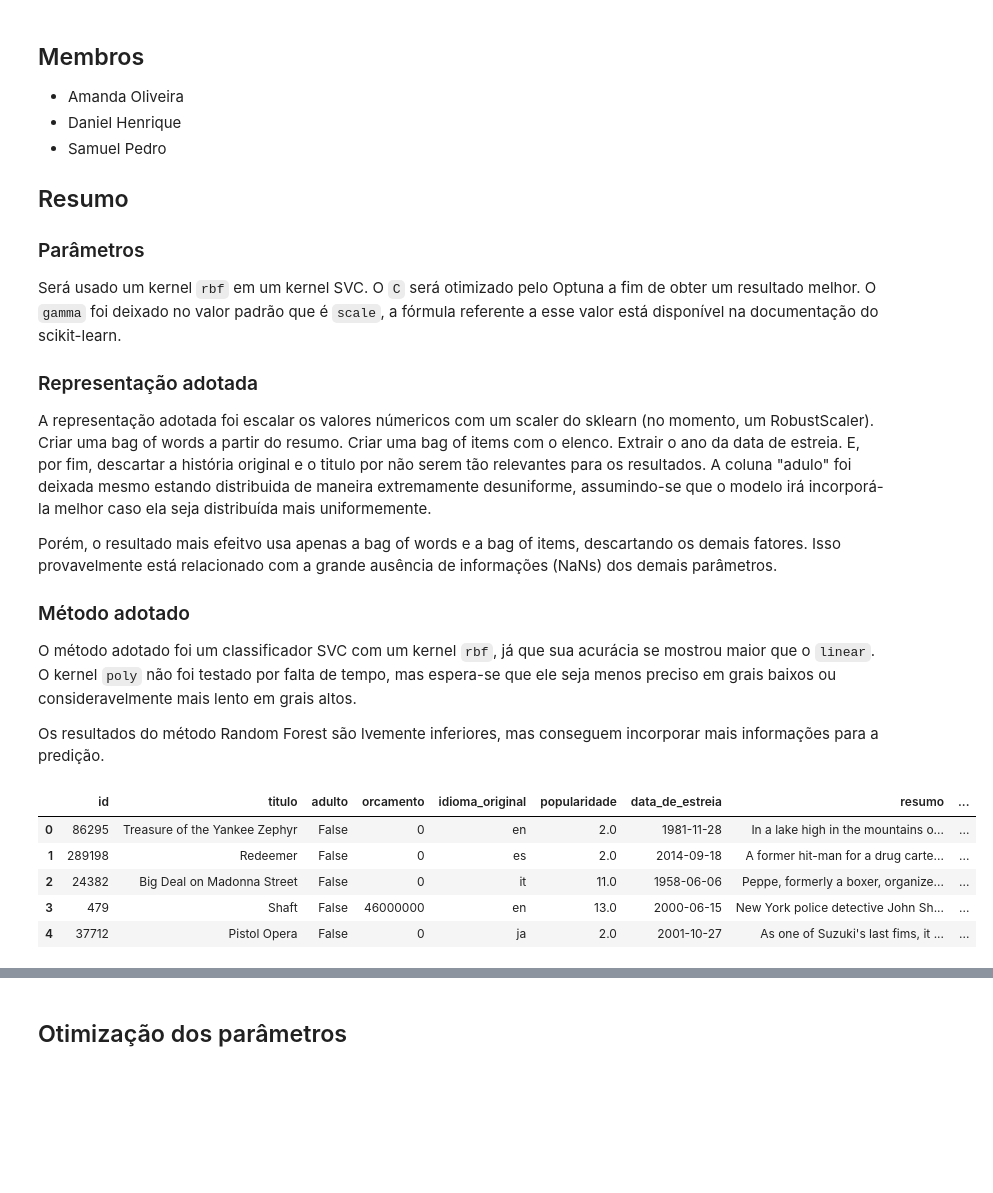
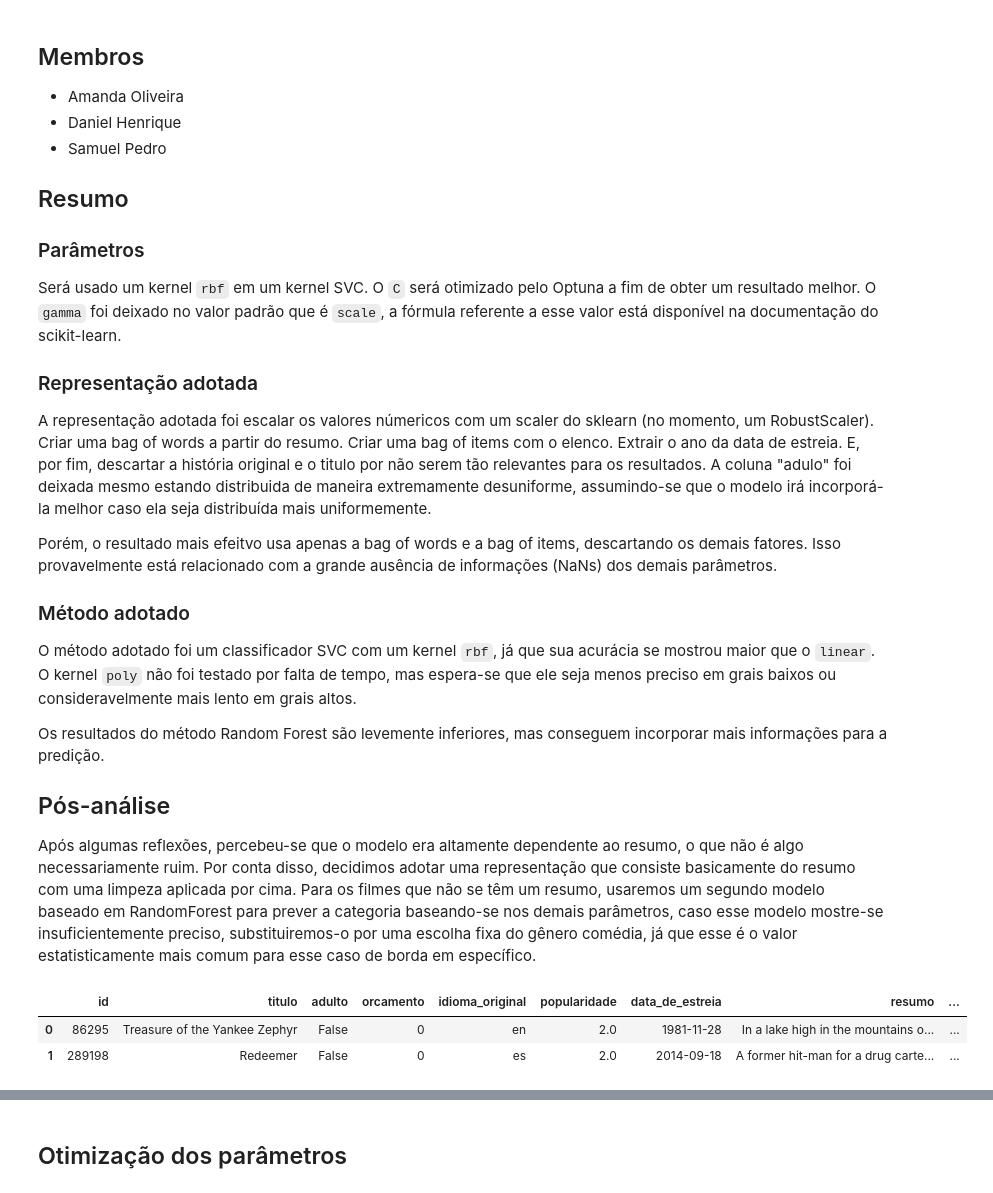
Before and after one commit to DanielHLelis/CompeticaoML-Hasan, a Jupyter notebook: competicao.ipynb, the cells around one changed output, grey strips where cells are left out. Cells and saved outputs as stored; diff of their text form; code cells hidden in the pictures; blank space fills up the shorter version.

```diff
--- a/competicao.ipynb
+++ b/competicao.ipynb
@@ -21,7 +21,11 @@ Porém, o resultado mais efeitvo usa apenas a bag of words e a bag of items, des
 
 O método adotado foi um classificador SVC com um kernel `rbf`, já que sua acurácia se mostrou maior que o `linear`. O kernel `poly` não foi testado por falta de tempo, mas espera-se que ele seja menos preciso em grais baixos ou consideravelmente mais lento em grais altos.
 
-Os resultados do método Random Forest são lvemente inferiores, mas conseguem incorporar mais informações para a predição.
+Os resultados do método Random Forest são levemente inferiores, mas conseguem incorporar mais informações para a predição.
+
+## Pós-análise
+
+Após algumas reflexões, percebeu-se que o modelo era altamente dependente ao resumo, o que não é algo necessariamente ruim. Por conta disso, decidimos adotar uma representação que consiste basicamente do resumo com uma limpeza aplicada por cima. Para os filmes que não se têm um resumo, usaremos um segundo modelo baseado em RandomForest para prever a categoria baseando-se nos demais parâmetros, caso esse modelo mostre-se insuficientemente preciso, substituiremos-o por uma escolha fixa do gênero comédia, já que esse é o valor estatisticamente mais comum para esse caso de borda em específico.
 # %%
 import pandas as pd
 import numpy as np
@@ -29,12 +33,9 @@ from competicao_am.gerar_resultado_teste import gerar_saida_teste
 # %%
 df_treino = pd.read_csv('datasets/movies_amostra.csv')
 df_predict = pd.read_csv('datasets/movies_amostra_teste_ex.csv')
 
-df_treino.head()
+df_treino.head(2)
 # %% [output]
 |  | id | titulo | adulto | orcamento | idioma_original | popularidade | data_de_estreia | resumo | ... |
 | 0 | 86295 | Treasure of the Yankee Zephyr | False | 0 | en | 2.0 | 1981-11-28 | In a lake high in the mountains o... | ... |
 | 1 | 289198 | Redeemer | False | 0 | es | 2.0 | 2014-09-18 | A former hit-man for a drug carte... | ... |
-| 2 | 24382 | Big Deal on Madonna Street | False | 0 | it | 11.0 | 1958-06-06 | Peppe, formerly a boxer, organize... | ... |
-| 3 | 479 | Shaft | False | 46000000 | en | 13.0 | 2000-06-15 | New York police detective John Sh... | ... |
-| 4 | 37712 | Pistol Opera | False | 0 | ja | 2.0 | 2001-10-27 | As one of Suzuki's last fims, it ... | ... |
```
Also changed, not shown: parts of 22 cells of this notebook, 7 other files.
